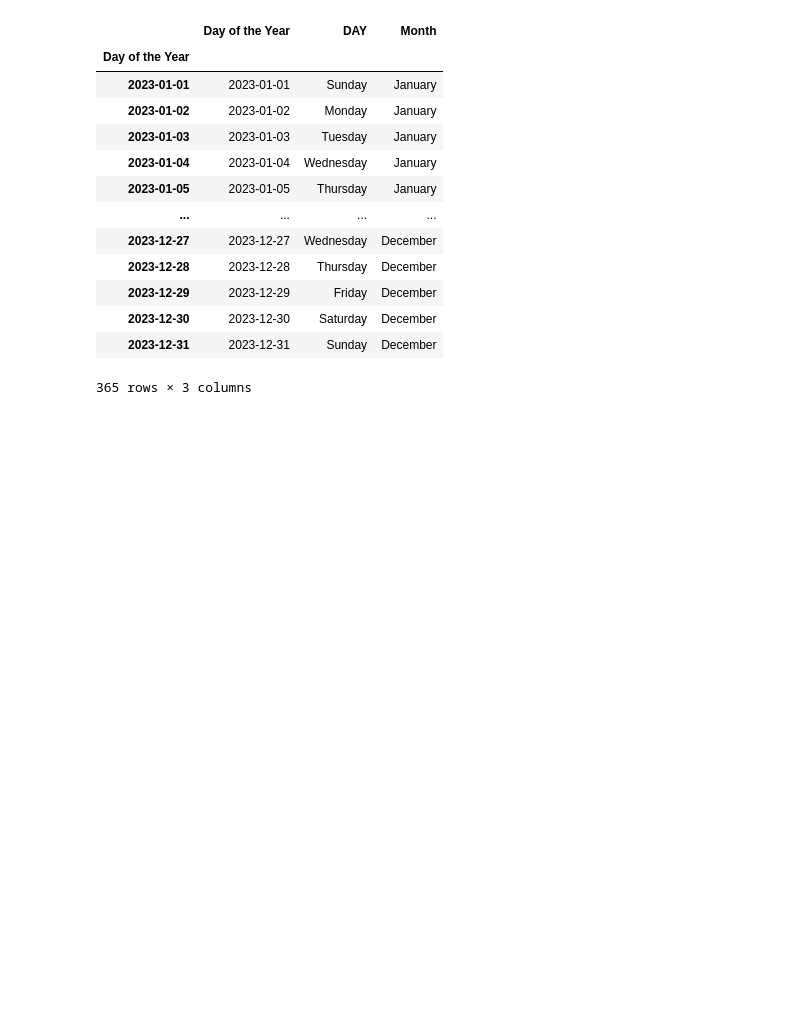
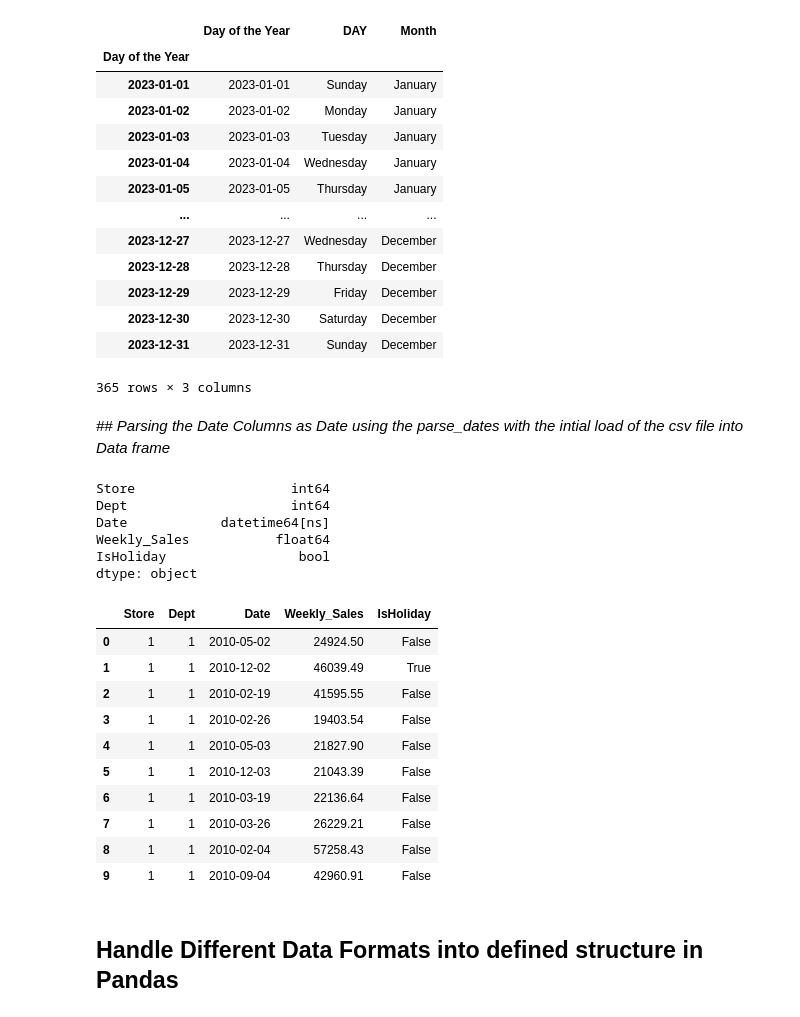
Before and after one commit to sathyanarayanankrishnan/DataScience, a Jupyter notebook: pandas-date-time-functions.ipynb, the cells around one changed output. Saved outputs shown, nothing was run; the diff lists cells and outputs as text; code cells hidden in the pictures; blank space fills up the shorter version.

Commit message:
Kaggle Notebook | Pandas_Date_Time_Functions | Version 6

```diff
--- a/pandas-date-time-functions.ipynb
+++ b/pandas-date-time-functions.ipynb
@@ -163,3 +163,31 @@ df_2023
 | 2023-12-30 | 2023-12-30 | Saturday | December |
 | 2023-12-31 | 2023-12-31 | Sunday | December |
 365 rows × 3 columns
+# %% [markdown]
+*## Parsing the Date Columns as Date using the parse_dates with the intial load of the csv file into Data frame*
+# %%
+df_sales=pd.read_csv('../input/retaildataset/sales data-set.csv',parse_dates=['Date'])
+df_sales.dtypes
+# %% [output]
+Store                    int64
+Dept                     int64
+Date            datetime64[ns]
+Weekly_Sales           float64
+IsHoliday                 bool
+dtype: object
+# %%
+df_sales.head(10)
+# %% [output]
+|  | Store | Dept | Date | Weekly_Sales | IsHoliday |
+| 0 | 1 | 1 | 2010-05-02 | 24924.50 | False |
+| 1 | 1 | 1 | 2010-12-02 | 46039.49 | True |
+| 2 | 1 | 1 | 2010-02-19 | 41595.55 | False |
+| 3 | 1 | 1 | 2010-02-26 | 19403.54 | False |
+| 4 | 1 | 1 | 2010-05-03 | 21827.90 | False |
+| 5 | 1 | 1 | 2010-12-03 | 21043.39 | False |
+| 6 | 1 | 1 | 2010-03-19 | 22136.64 | False |
+| 7 | 1 | 1 | 2010-03-26 | 26229.21 | False |
+| 8 | 1 | 1 | 2010-02-04 | 57258.43 | False |
+| 9 | 1 | 1 | 2010-09-04 | 42960.91 | False |
+# %% [markdown]
+## Handle Different Data Formats into defined structure in Pandas
```
Also changed, not shown: parts of 14 cells of this notebook.
